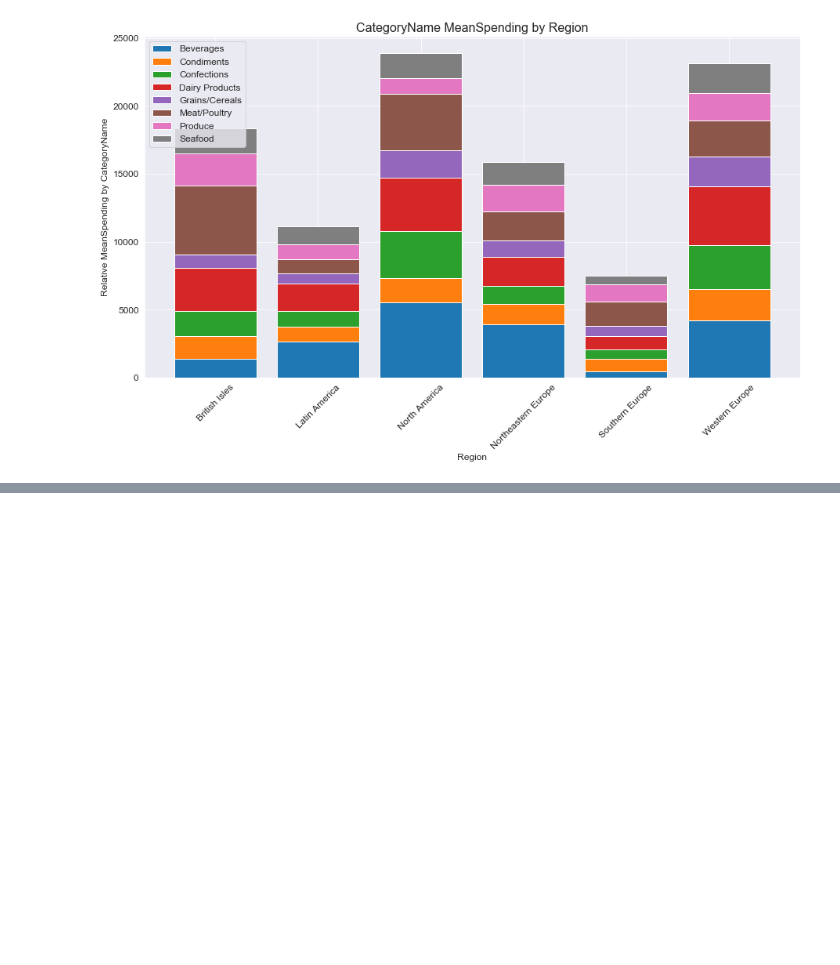
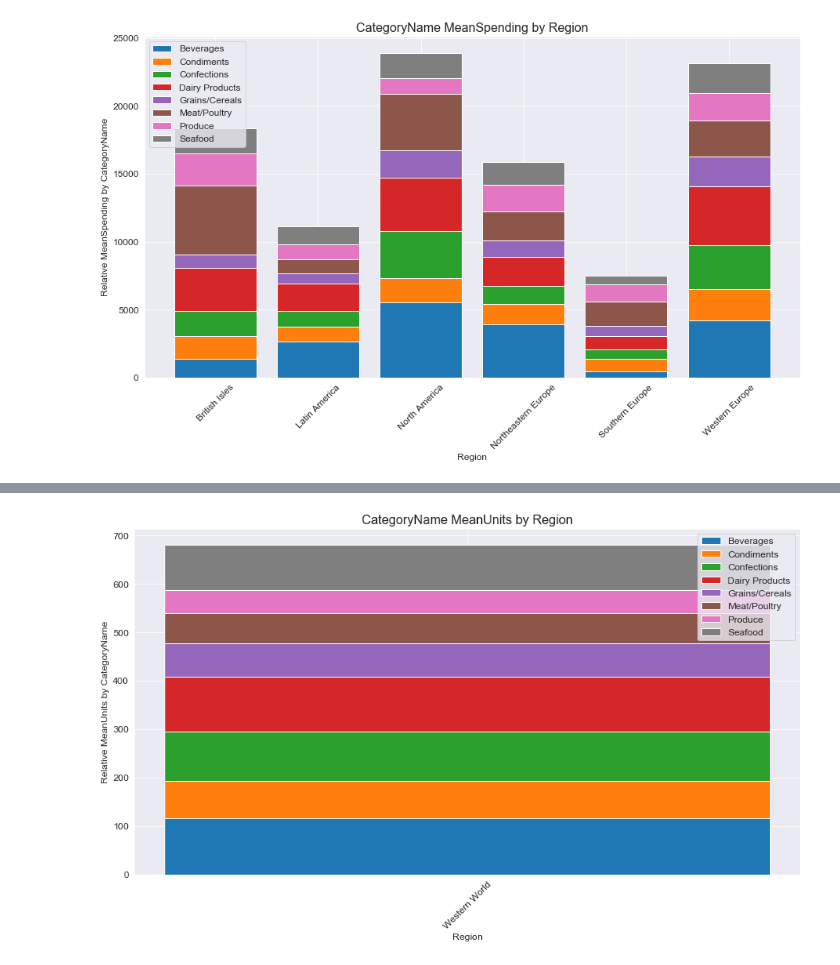
Before and after one commit to magnawhale/dsc-mod-3-project-online-ds-ft-051319, a Jupyter notebook: question_03.ipynb, the cells around one changed output, grey strips where cells are left out. Saved outputs shown, nothing was run; the diff lists cells and outputs as text; code cells hidden in the pictures; blank space fills up the shorter version.

```diff
--- a/question_03.ipynb
+++ b/question_03.ipynb
@@ -346,3 +346,17 @@ dataset = make_dataset(region2_df,'CategoryName', 'MeanSpending')
 stacked_bar_plot(region2_df,'CategoryName', 'Region', 'MeanSpending', dataset)
 # %% [output]
 [figure]
+# %%
+pop_df = pd.DataFrame()
+for i in list(region_df.CategoryName.unique()):
+    if pop_df.empty:
+        pop_df = pd.DataFrame(region_df.loc[region_df.CategoryName == i].groupby(['CategoryName'], as_index=False).sum())
+    else:
+        derp = pd.DataFrame(region_df.loc[region_df.CategoryName == i].groupby(['CategoryName'], as_index=False).sum())
+        pop_df = pd.concat([pop_df, derp])
+pop_df.insert(1, 'Region', 'Western World')
+pop_df['MeanUnits'] = round(pop_df['TotalUnits'] / pop_df['Customers'], 3)
+pop_df['MeanSpending'] = round(pop_df['TotalSpending'] / pop_df['Customers'], 3)
+pop_df['MeanOrders'] = round(pop_df['TotalOrders'] / pop_df['Customers'], 3)
+pop_df.reset_index(drop=True, inplace=True)
+pop_df
@@ -348,0 +373,9 @@ stacked_bar_plot(region2_df,'CategoryName', 'Region', 'MeanSpending', dataset)
+# %%
+dataset2 = []
+for i in list(pop_df['MeanUnits'].index):
+    item = []
+    item.append(list(pop_df['MeanUnits'].values)[i])
+    dataset2.append(item)
+stacked_bar_plot(pop_df,'CategoryName', 'Region', 'MeanUnits', dataset2)
+# %% [output]
+[figure, added]
```
Also changed, not shown: parts of 13 cells of this notebook, 1 other file.
